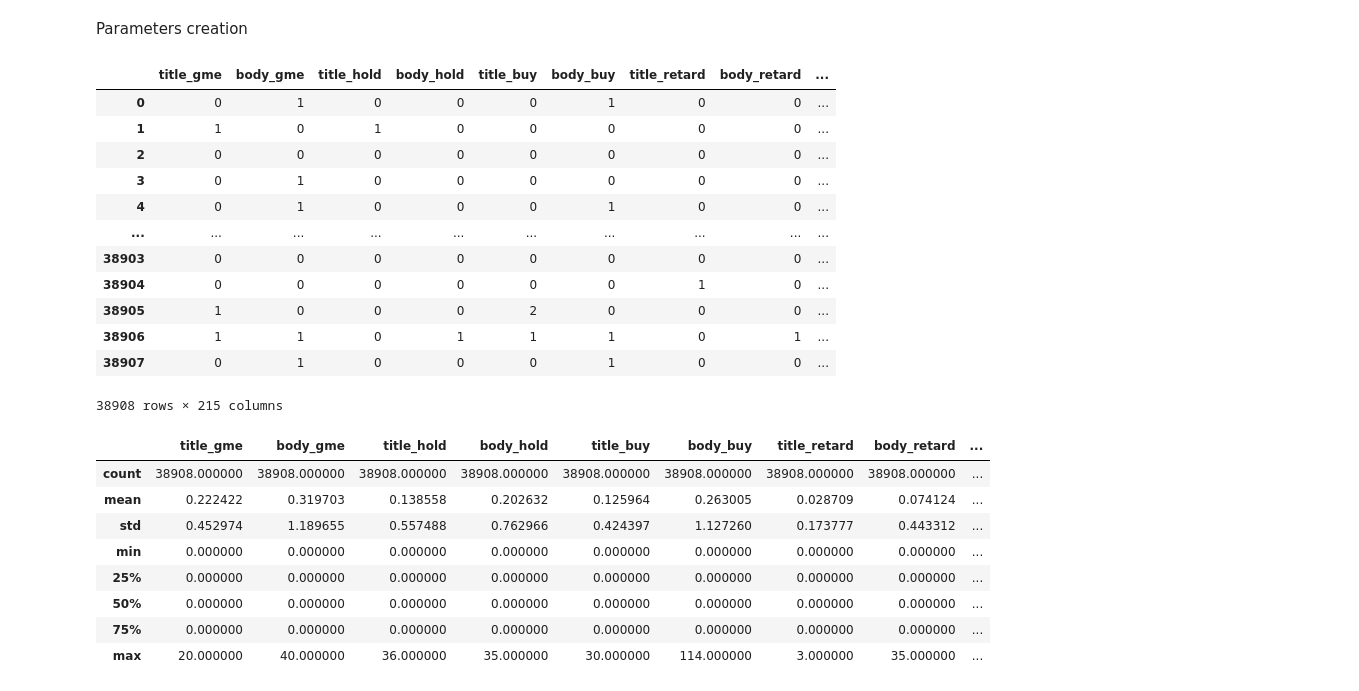
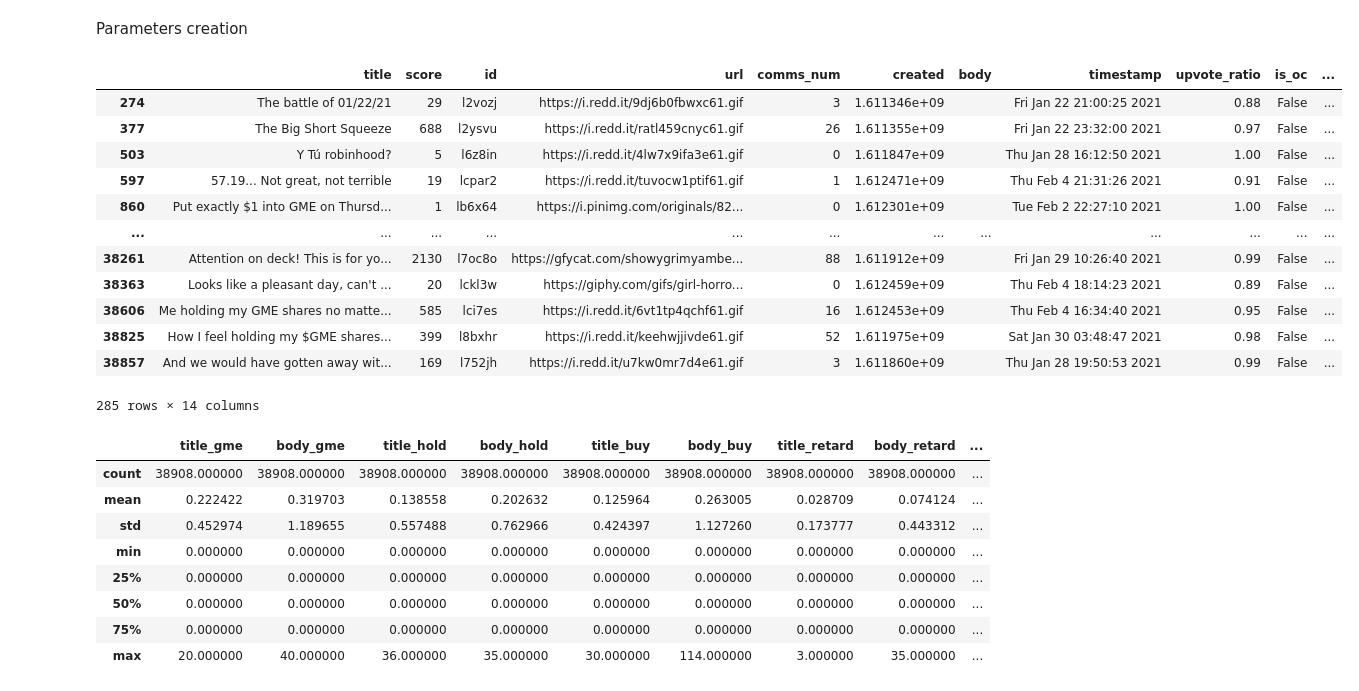
Before and after one commit to Vulwsztyn/PED, a Jupyter notebook: notebooks/text_processing.ipynb, the cells around one changed output. Saved outputs shown, nothing was run; the diff lists cells and outputs as text; code cells hidden in the pictures.

Commit message:
Image color attributes

```diff
--- a/notebooks/text_processing.ipynb
+++ b/notebooks/text_processing.ipynb
@@ -181,29 +181,35 @@ text_attributes['time_of_day'] = pandas.to_datetime(df['timestamp']).dt.hour + p
 
 text_attributes['title_length'] = df['title'].apply(len)
 text_attributes['title_non_alphanumeric_ratio'] = df['title'].str.count(r'[^A-Za-z0-9]')/df['title'].apply(len)
-# %%
-text_attributes['link'] = df['body'].apply(lambda s: len(re.findall(r'(https?://[^\s]+)', s)))
-text_attributes['reddit_link'] = df['body'].apply(lambda s: len(re.findall(r'(https?:\/\/w?w?w?\.?redd\.?it[^\s]+)', s)))
-text_attributes['yt_link'] = df['body'].apply(lambda s: len(re.findall(r'(https?:\/\/w?w?w?\.?youtu\.?be[^\s]+)', s)))
-text_attributes['tweet_link'] = df['body'].apply(lambda s: len(re.findall(r'(https?:\/\/w?w?w?\.?twitter[^\s]+)', s)))
-text_attributes['facebook_link'] = df['body'].apply(lambda s: len(re.findall(r'(https?:\/\/w?w?w?\.?facebook[^\s]+)', s)))
-
-text_attributes = pandas.DataFrame(text_attributes)
-text_attributes
-# %% [output]
-|  | title_gme | body_gme | title_hold | body_hold | title_buy | body_buy | title_retard | body_retard | ... |
-| 0 | 0 | 1 | 0 | 0 | 0 | 1 | 0 | 0 | ... |
-| 1 | 1 | 0 | 1 | 0 | 0 | 0 | 0 | 0 | ... |
-| 2 | 0 | 0 | 0 | 0 | 0 | 0 | 0 | 0 | ... |
-| 3 | 0 | 1 | 0 | 0 | 0 | 0 | 0 | 0 | ... |
-| 4 | 0 | 1 | 0 | 0 | 0 | 1 | 0 | 0 | ... |
-| ... | ... | ... | ... | ... | ... | ... | ... | ... | ... |
-| 38903 | 0 | 0 | 0 | 0 | 0 | 0 | 0 | 0 | ... |
-| 38904 | 0 | 0 | 0 | 0 | 0 | 0 | 1 | 0 | ... |
-| 38905 | 1 | 0 | 0 | 0 | 2 | 0 | 0 | 0 | ... |
-| 38906 | 1 | 1 | 0 | 1 | 1 | 1 | 0 | 1 | ... |
-| 38907 | 0 | 1 | 0 | 0 | 0 | 1 | 0 | 0 | ... |
-38908 rows × 215 columns
+# %%
+def regex_count_in_url_and_body(regex):
+    return df['body'].apply(lambda s: len(re.findall(regex, s))) + df['url'].apply(lambda s: len(re.findall(regex, s)))
+# %%
+text_attributes['link'] = regex_count_in_url_and_body(r'(https?://[^\s]+)')
+text_attributes['reddit_link'] = regex_count_in_url_and_body(r'(https?:\/\/w?w?w?\.?redd\.?it[^\s]+)')
+text_attributes['yt_link'] = regex_count_in_url_and_body(r'(https?:\/\/w?w?w?\.?youtu\.?be[^\s]+)')
+text_attributes['tweet_link'] = regex_count_in_url_and_body(r'(https?:\/\/w?w?w?\.?twitter[^\s]+)')
+text_attributes['facebook_link'] = regex_count_in_url_and_body(r'(https?:\/\/w?w?w?\.?facebook[^\s]+)')
+
+text_attributes['gif'] = regex_count_in_url_and_body(r'(https?:\/\/w?w?w?\.?giphy[^\s]+)') + regex_count_in_url_and_body(r'(https?:\/\/w?w?w?\.?gifyu[^\s]+)') + regex_count_in_url_and_body(r'(https?:\/\/w?w?w?\.?gfycat[^\s]+)') + df['url'].apply(lambda s: len(re.findall(r'(\.gif)', s)))
+
+text_attributes = pandas.DataFrame(text_attributes)
+text_attributes
+df[text_attributes['gif']>=1]
+# %% [output]
+|  | title | score | id | url | comms_num | created | body | timestamp | upvote_ratio | is_oc | ... |
+| 274 | The battle of 01/22/21 | 29 | l2vozj | https://i.redd.it/9dj6b0fbwxc61.gif | 3 | 1.611346e+09 |  | Fri Jan 22 21:00:25 2021 | 0.88 | False | ... |
+| 377 | The Big Short Squeeze | 688 | l2ysvu | https://i.redd.it/ratl459cnyc61.gif | 26 | 1.611355e+09 |  | Fri Jan 22 23:32:00 2021 | 0.97 | False | ... |
+| 503 | Y Tú robinhood? | 5 | l6z8in | https://i.redd.it/4lw7x9ifa3e61.gif | 0 | 1.611847e+09 |  | Thu Jan 28 16:12:50 2021 | 1.00 | False | ... |
+| 597 | 57.19... Not great, not terrible | 19 | lcpar2 | https://i.redd.it/tuvocw1ptif61.gif | 1 | 1.612471e+09 |  | Thu Feb 4 21:31:26 2021 | 0.91 | False | ... |
+| 860 | Put exactly $1 into GME on Thursd... | 1 | lb6x64 | https://i.pinimg.com/originals/82... | 0 | 1.612301e+09 |  | Tue Feb 2 22:27:10 2021 | 1.00 | False | ... |
+| ... | ... | ... | ... | ... | ... | ... | ... | ... | ... | ... | ... |
+| 38261 | Attention on deck! This is for yo... | 2130 | l7oc8o | https://gfycat.com/showygrimyambe... | 88 | 1.611912e+09 |  | Fri Jan 29 10:26:40 2021 | 0.99 | False | ... |
+| 38363 | Looks like a pleasant day, can't ... | 20 | lckl3w | https://giphy.com/gifs/girl-horro... | 0 | 1.612459e+09 |  | Thu Feb 4 18:14:23 2021 | 0.89 | False | ... |
+| 38606 | Me holding my GME shares no matte... | 585 | lci7es | https://i.redd.it/6vt1tp4qchf61.gif | 16 | 1.612453e+09 |  | Thu Feb 4 16:34:40 2021 | 0.95 | False | ... |
+| 38825 | How I feel holding my $GME shares... | 399 | l8bxhr | https://i.redd.it/keehwjjivde61.gif | 52 | 1.611975e+09 |  | Sat Jan 30 03:48:47 2021 | 0.98 | False | ... |
+| 38857 | And we would have gotten away wit... | 169 | l752jh | https://i.redd.it/u7kw0mr7d4e61.gif | 3 | 1.611860e+09 |  | Thu Jan 28 19:50:53 2021 | 0.99 | False | ... |
+285 rows × 14 columns
 # %%
 text_attributes.describe()
 # %% [output]
```
Also changed, not shown: parts of 5 cells of this notebook, 2 other files.
